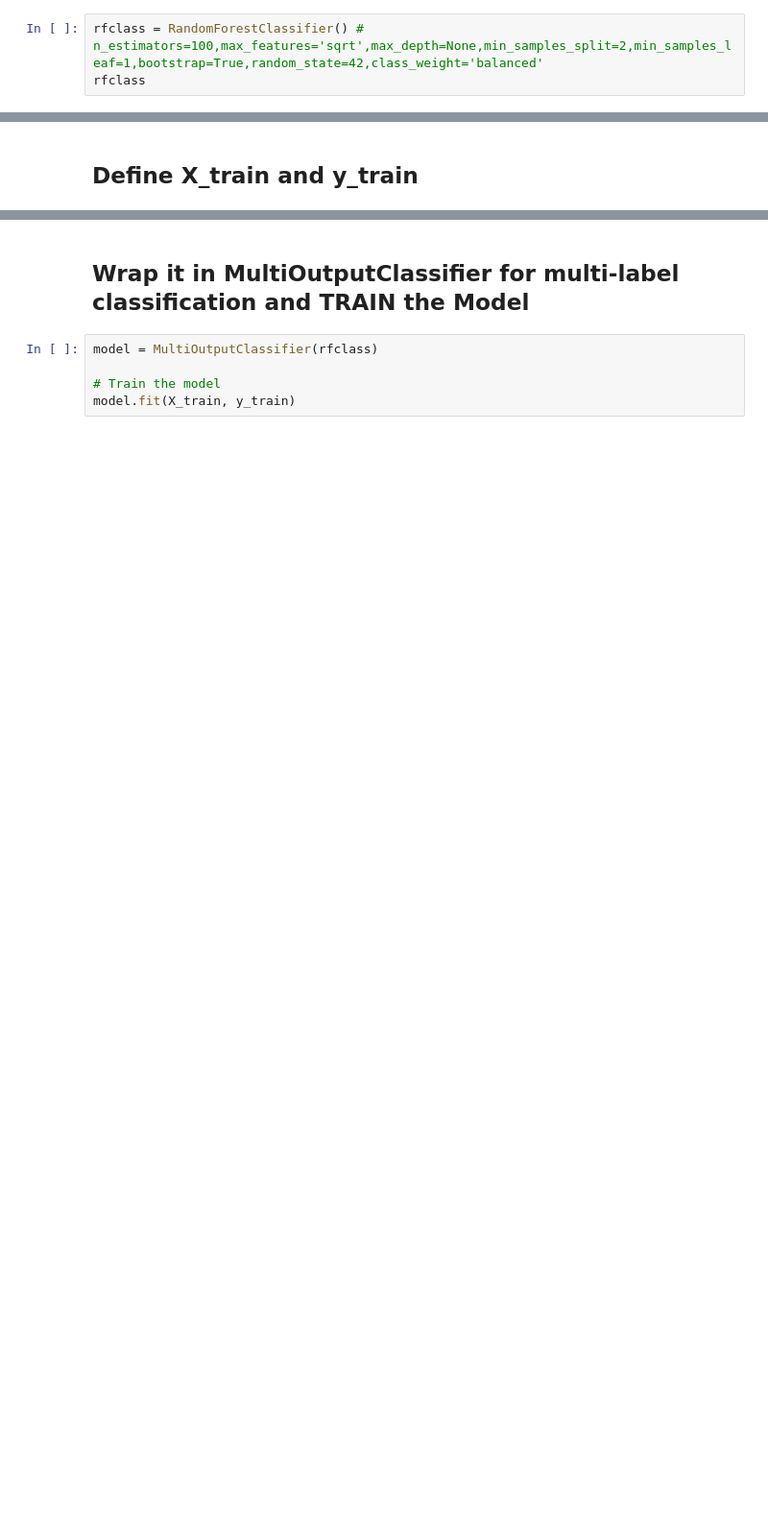
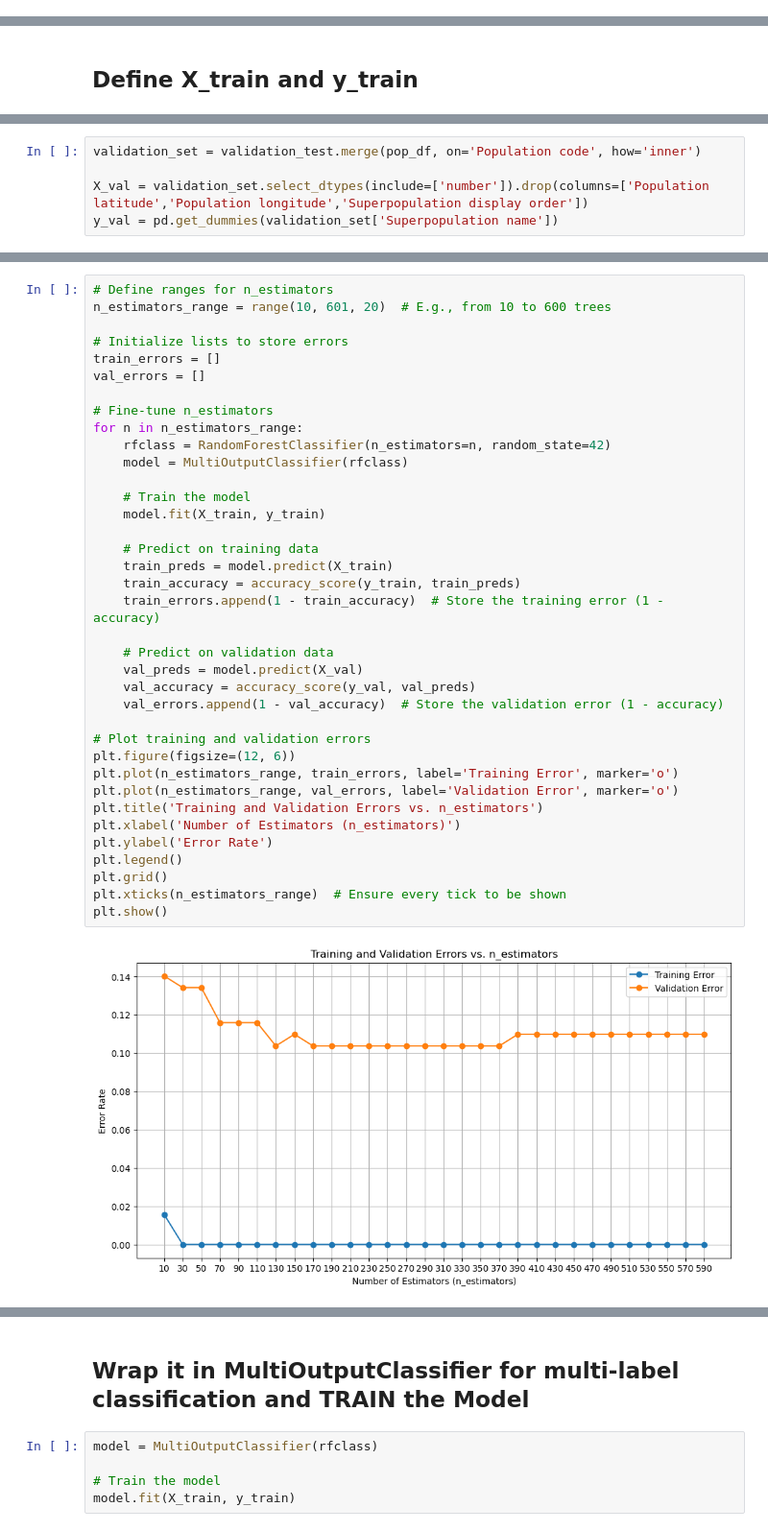
Before and after one commit to davneet721/Classifier_predict_population_from_genotype, a Jupyter notebook: Classifier_Genotype_to_Superpop.ipynb, the cells around one changed output, grey strips where cells are left out. Shown at 96% size. Saved outputs shown, nothing was run; the diff lists cells and outputs as text; blank space fills up the shorter version.

Commit message:
Adding fine-tuning of parameters

```diff
--- a/Classifier_Genotype_to_Superpop.ipynb
+++ b/Classifier_Genotype_to_Superpop.ipynb
@@ -129,3 +151,0 @@ meta_df.head()
-# %%
-rfclass = RandomForestClassifier() # n_estimators=100,max_features='sqrt',max_depth=None,min_samples_split=2,min_samples_leaf=1,bootstrap=True,random_state=42,class_weight='balanced'
-rfclass
@@ -182,0 +203,5 @@ y_train
+# %%
+validation_set = validation_test.merge(pop_df, on='Population code', how='inner')
+
+X_val = validation_set.select_dtypes(include=['number']).drop(columns=['Population latitude','Population longitude','Superpopulation display order'])
+y_val = pd.get_dummies(validation_set['Superpopulation name'])
@@ -182,0 +242,39 @@ y_train
+# %%
+# Define ranges for n_estimators
+n_estimators_range = range(10, 601, 20)  # E.g., from 10 to 600 trees
+
+# Initialize lists to store errors
+train_errors = []
+val_errors = []
+
+# Fine-tune n_estimators
+for n in n_estimators_range:
+    rfclass = RandomForestClassifier(n_estimators=n, random_state=42)
+    model = MultiOutputClassifier(rfclass)
+
+    # Train the model
+    model.fit(X_train, y_train)
+
+    # Predict on training data
+    train_preds = model.predict(X_train)
+    train_accuracy = accuracy_score(y_train, train_preds)
+    train_errors.append(1 - train_accuracy)  # Store the training error (1 - accuracy)
+
+    # Predict on validation data
+    val_preds = model.predict(X_val)
+    val_accuracy = accuracy_score(y_val, val_preds)
+    val_errors.append(1 - val_accuracy)  # Store the validation error (1 - accuracy)
+
+# Plot training and validation errors
+plt.figure(figsize=(12, 6))
+plt.plot(n_estimators_range, train_errors, label='Training Error', marker='o')
+plt.plot(n_estimators_range, val_errors, label='Validation Error', marker='o')
+plt.title('Training and Validation Errors vs. n_estimators')
+plt.xlabel('Number of Estimators (n_estimators)')
+plt.ylabel('Error Rate')
+plt.legend()
+plt.grid()
+plt.xticks(n_estimators_range)  # Ensure every tick to be shown
+plt.show()
+# %% [output]
+[figure, added]
```
Also changed, not shown: parts of 21 cells of this notebook.
